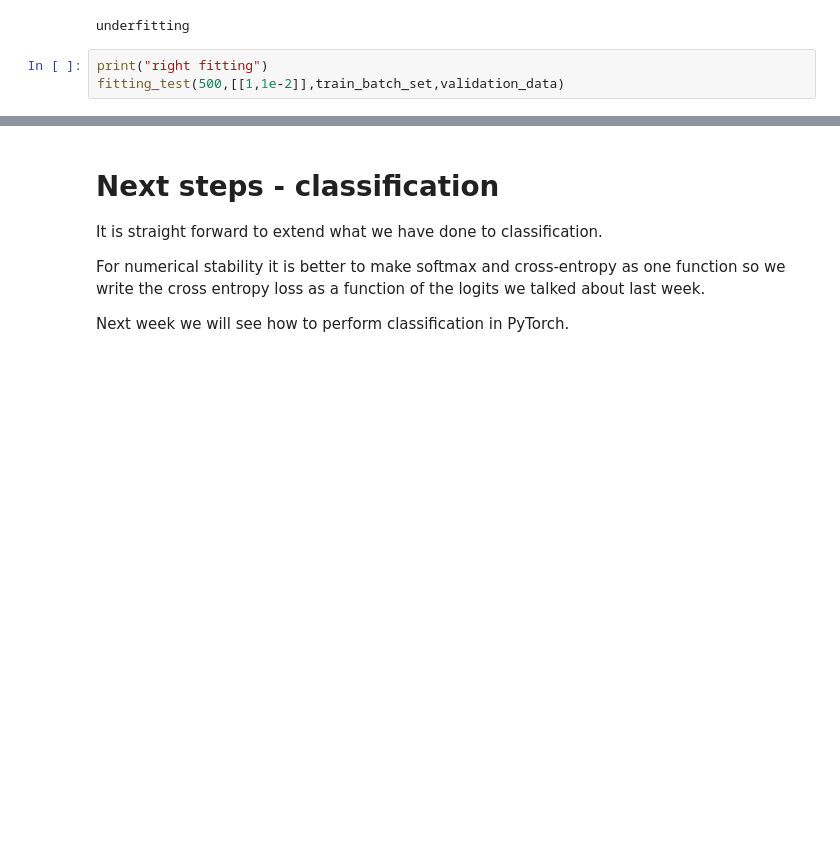
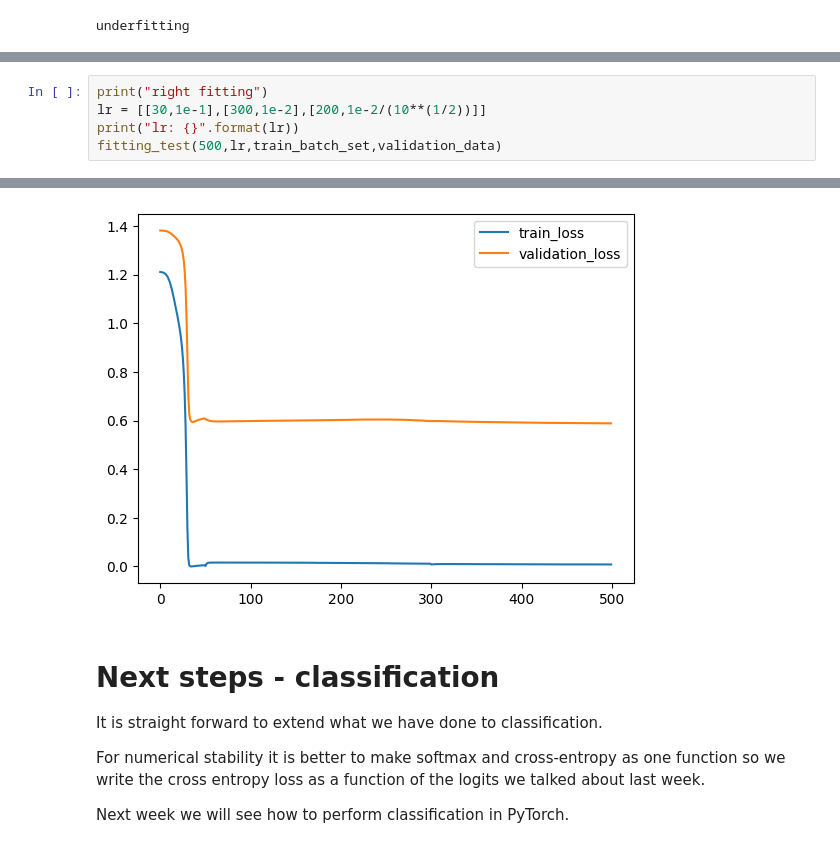
Before and after one commit to ChuhanZhou/02456-deep-learning-with-PyTorch, a Jupyter notebook: 2_Feedforward_Python/2.1-EXE-FNN-AutoDif-Nanograd.ipynb, the cells around one changed output, grey strips where cells are left out. Saved outputs shown, nothing was run; the diff lists cells and outputs as text; blank space fills up the shorter version.

```diff
--- a/2_Feedforward_Python/2.1-EXE-FNN-AutoDif-Nanograd.ipynb
+++ b/2_Feedforward_Python/2.1-EXE-FNN-AutoDif-Nanograd.ipynb
@@ -1150,6 +1154,3 @@ print("underfitting")
 #fitting_test(1000,[[1,1e-4]],train_data,validation_data)
 # %% [output]
 underfitting
-# %%
-print("right fitting")
-fitting_test(500,[[1,1e-2]],train_batch_set,validation_data)
@@ -1168,0 +1157,6 @@ right fitting
+# %%
+print("right fitting")
+lr = [[30,1e-1],[300,1e-2],[200,1e-2/(10**(1/2))]]
+print("lr: {}".format(lr))
+fitting_test(500,lr,train_batch_set,validation_data)
+# %% [output]
@@ -1169,3 +1175,4 @@ right fitting
+[figure, added]
 # %% [markdown]
 # Next steps - classification
 
```
Also changed, not shown: parts of 13 cells of this notebook.
